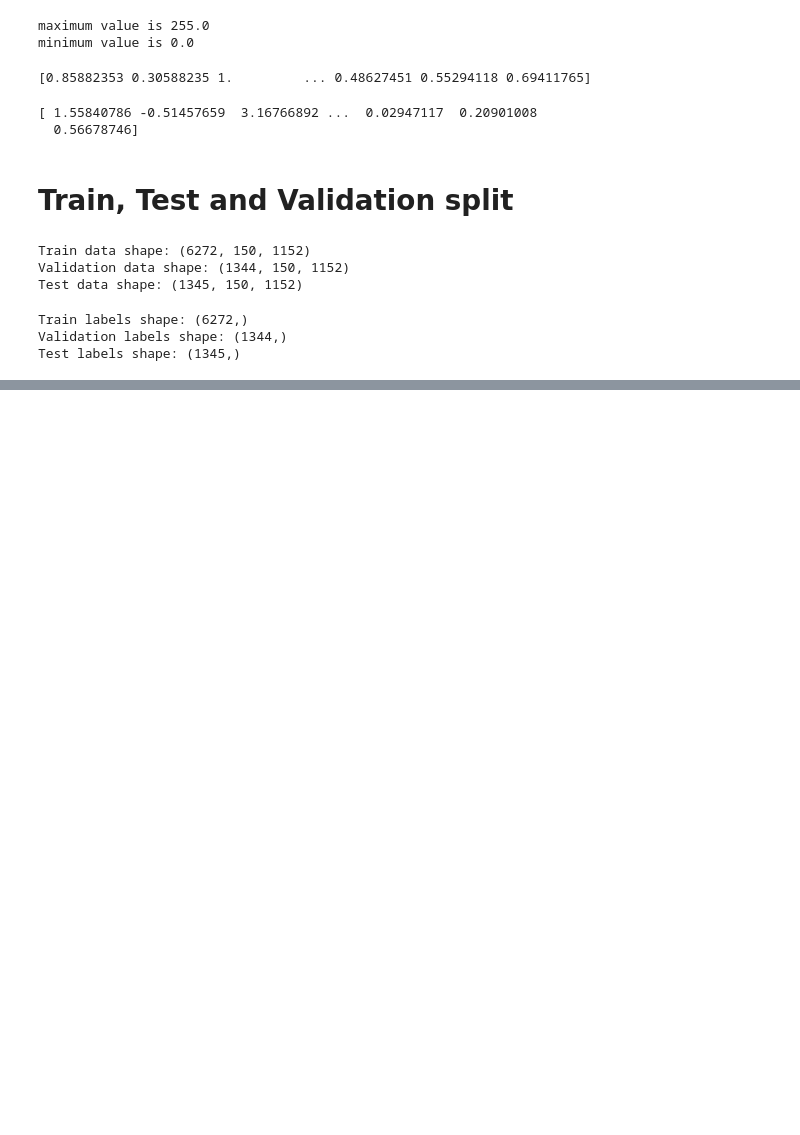
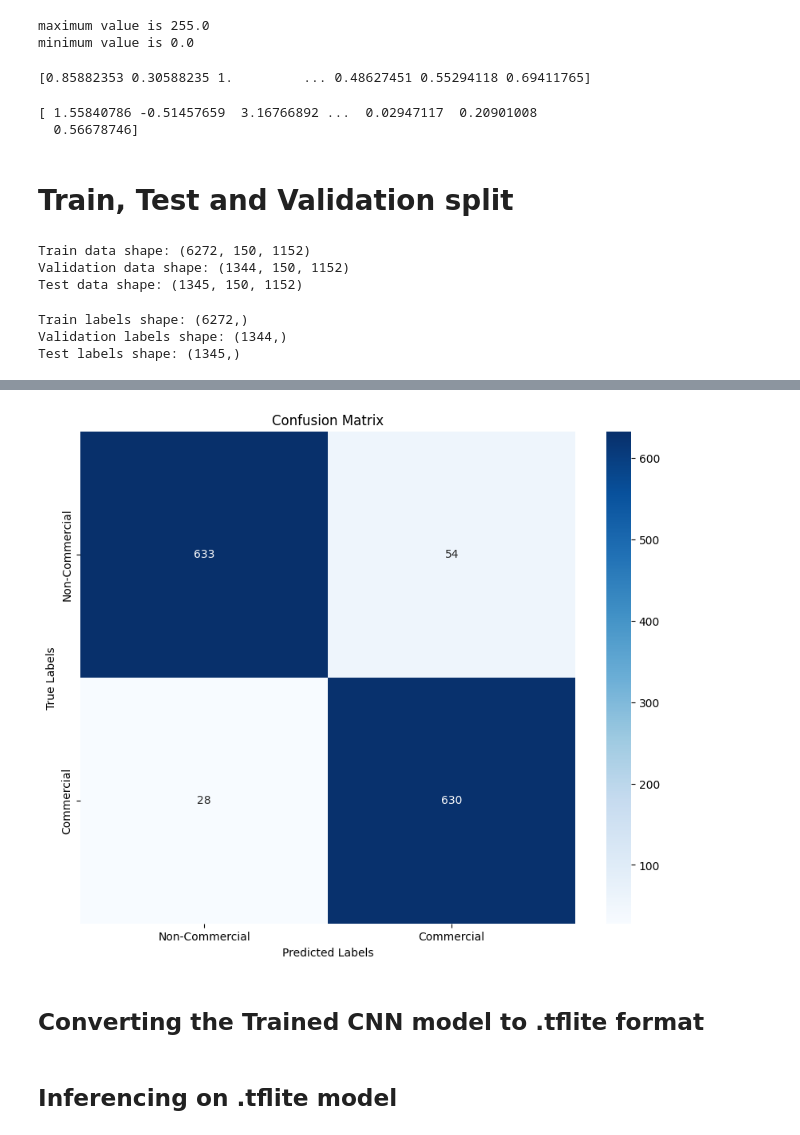
Before and after one commit to AryanNanda17/GSoC_2024-Enhanced_Media_Experience_with_AI-Powered_Commercial_Detection_and_Replacement, a Jupyter notebook: Model/model_training/model_train.ipynb, the cells around one changed output, grey strips where cells are left out. Drawn from its saved outputs; the diff is of its cells as text; code cells hidden in the pictures; blank space fills up the shorter version.

Commit message:
exported the cnn model into tflite and did inferencing on it:

```diff
--- a/Model/model_training/model_train.ipynb
+++ b/Model/model_training/model_train.ipynb
@@ -468,0 +273,4 @@ bidirectional_lstm_model.save('./bidirectional_lstm_model.keras')
+# %%
+input_shape = (150, 1152)
+cnn_model = cnn_model(input_shape)
+cnn_model.summary()
@@ -468,0 +297,10 @@ bidirectional_lstm_model.save('./bidirectional_lstm_model.keras')
+# %%
+early_stopping = EarlyStopping(monitor='val_loss', patience=3, restore_best_weights=True)
+# %%
+history = cnn_model.fit(
+    X_train, y_train,
+    epochs=20,
+    batch_size=32,
+    validation_data=(X_val, y_val),
+    callbacks=[early_stopping]
+)
@@ -468,0 +334,2 @@ bidirectional_lstm_model.save('./bidirectional_lstm_model.keras')
+# %%
+y_pred = (cnn_model.predict(X_test) > 0.5).astype("int32")
@@ -468,0 +338,11 @@ bidirectional_lstm_model.save('./bidirectional_lstm_model.keras')
+# %%
+plt.figure(figsize=(10, 8))
+sns.heatmap(confusion_matrix(y_test, y_pred), annot=True, fmt='d', cmap='Blues', xticklabels=['Non-Commercial', 'Commercial'], yticklabels=['Non-Commercial', 'Commercial'])
+plt.xlabel('Predicted Labels')
+plt.ylabel('True Labels')
+plt.title('Confusion Matrix')
+plt.show()
+# %% [output]
+[figure, added]
+# %% [markdown]
+## Converting the Trained CNN model to .tflite format
@@ -468,0 +356,2 @@ bidirectional_lstm_model.save('./bidirectional_lstm_model.keras')
+# %% [markdown]
+## Inferencing on .tflite model
```
Also changed, not shown: parts of 48 cells of this notebook.
